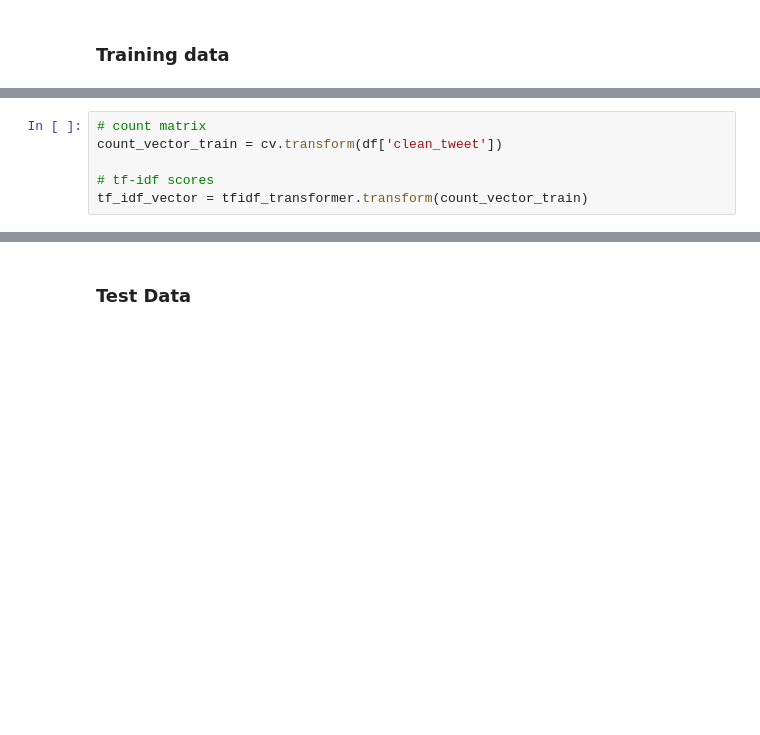
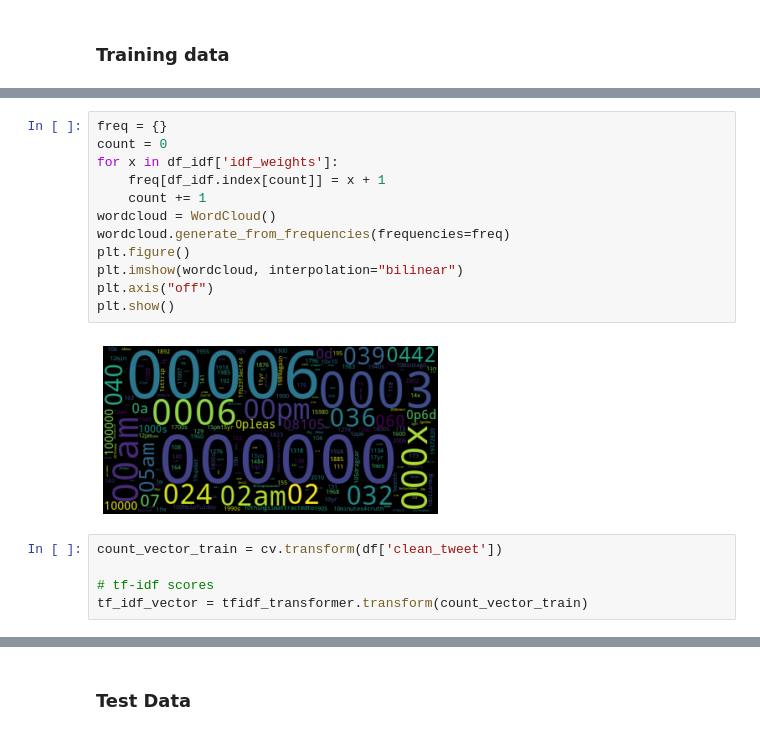
Before and after one commit to nefelitav/vaccine-sentiment-classifier, a Jupyter notebook: vaccine.ipynb, the cells around one changed output, grey strips where cells are left out. Cells and saved outputs as stored; diff of their text form; blank space fills up the shorter version.

Commit message:
add classifiers, plots

```diff
--- a/vaccine.ipynb
+++ b/vaccine.ipynb
@@ -241,5 +221,18 @@ df_idf.sort_values(by=['idf_weights'])
+# %%
+freq = {}
+count = 0
+for x in df_idf['idf_weights']:
+    freq[df_idf.index[count]] = x + 1
+    count += 1
+wordcloud = WordCloud()
+wordcloud.generate_from_frequencies(frequencies=freq)
+plt.figure()
+plt.imshow(wordcloud, interpolation="bilinear")
+plt.axis("off")
+plt.show()
+# %% [output]
+[figure, added]
 # %%
-# count matrix
 count_vector_train = cv.transform(df['clean_tweet'])
 
 # tf-idf scores
```
Also changed, not shown: parts of 63 cells of this notebook, 2 other files.
